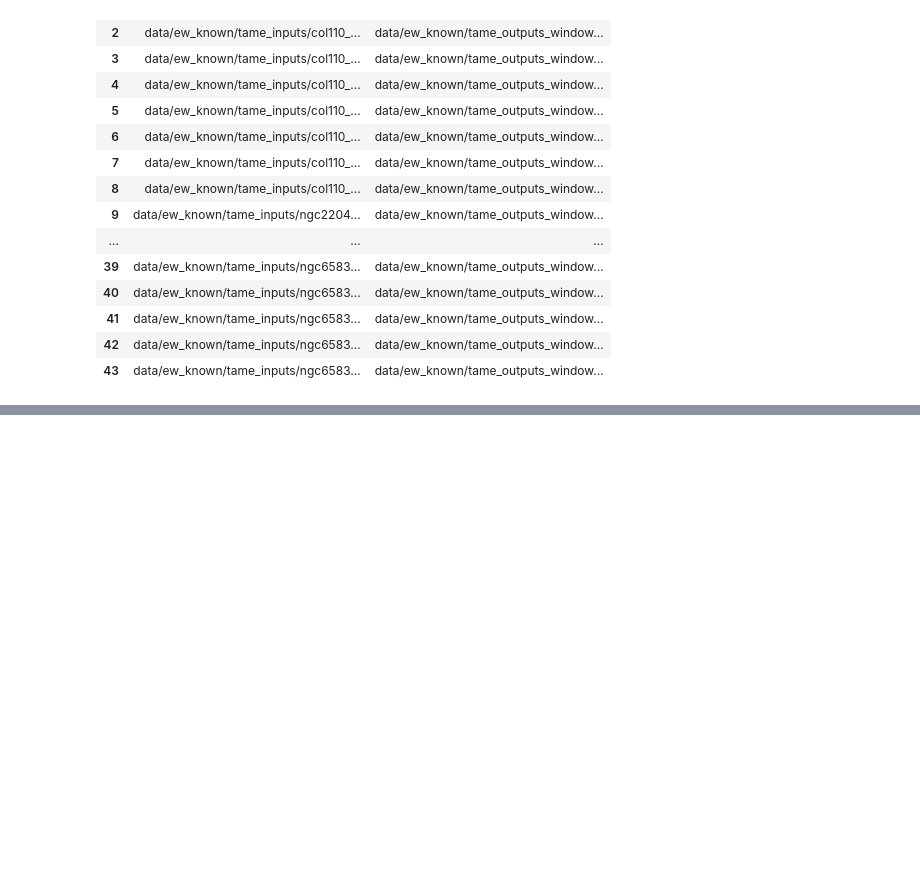
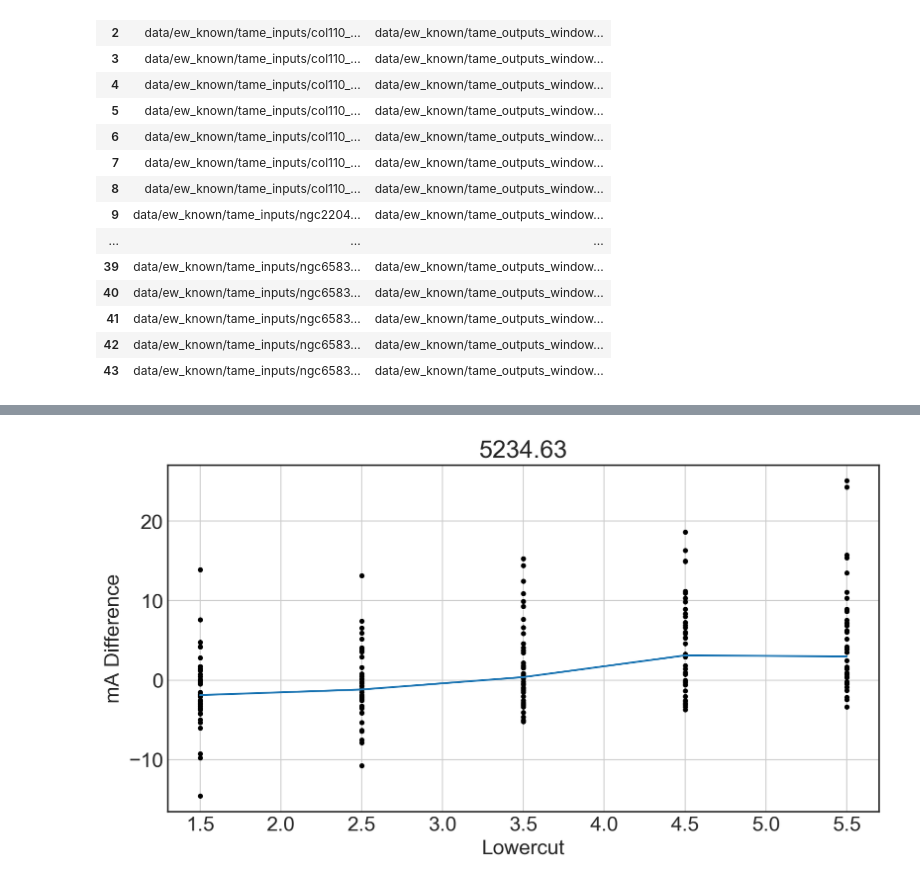
Before and after one commit to jkcarlberg/redgiant_planethosts, a Jupyter notebook: windowsize.ipynb, the cells around one changed output, grey strips where cells are left out. Cells and saved outputs as stored; diff of their text form; code cells hidden in the pictures; blank space fills up the shorter version.

Commit message:
probing effect of window size on measurement precision

```diff
--- a/windowsize.ipynb
+++ b/windowsize.ipynb
@@ -46,3 +46,15 @@ disp_df
 | 41 | data/ew_known/tame_inputs/ngc6583... | data/ew_known/tame_outputs_window... |
 | 42 | data/ew_known/tame_inputs/ngc6583... | data/ew_known/tame_outputs_window... |
 | 43 | data/ew_known/tame_inputs/ngc6583... | data/ew_known/tame_outputs_window... |
+# %%
+# Find optimal wsize value
+write_out = False
+plot = True
+
+with open(outputs[0]) as jsonfile:
+    jsondata = json.load(jsonfile)
+    key = list(jsondata.keys())[2]
+    print(jsondata[key])
+    wsizes = [wsize for wsize,ew,wav in jsondata[key]]
+    line_list = list(jsondata.keys())
+    line_list = np.array(sorted(np.array(line_list).astype(float))).astype(str)
@@ -48,0 +63,79 @@ disp_df
+# %%
+
+line_dict = {}
+for line in line_list[0:10]:
+    if plot:
+        plt.figure(figsize=(10,5), dpi = 200)
+        plt.grid()
+    pdiff_all = []
+    hand_all = []
+    for i in range(len(outputs)):
+        if 'ngc2204_3321red' in outputs[i]:
+            continue
+        with open(outputs[i]) as jsonfile, open(by_hand[i]) as ewfile:
+            jsondata = json.load(jsonfile)
+            handdata = pd.read_csv(ewfile, delim_whitespace = True, header = None)[[0,4]]
+            hand_dict = dict(zip([str(i) for i in handdata[0].tolist()], handdata[4].tolist()))
+            key = line
+            wsize = [size for size,ew,wav in jsondata[key]]
+            ew_meas = [ew for size,ew,wav in jsondata[key]]
+            #print(outputs[i])
+            #print(ew_meas)
+            #print(hand_dict[key])
+
+            label = disp_df['JSON File'][i].split('/')[-1].split('.')[0]
+            if hand_dict[key] == 0:
+                continue
+            if len(wsize) < len_range:
+                continue
+
+            ew_pdiff = ((np.array(ew_meas)-hand_dict[key])/hand_dict[key]) * 100
+            ew_absdiff = np.array(ew_meas) - hand_dict[key]
+            pdiff_all.append(ew_pdiff)
+            hand_all.append(hand_dict[key])
+
+
+    pdiff_all = np.array(pdiff_all,dtype='object').T
+    #print(hand_all)
+
+    #Sigma Clip
+    sigma = 3
+    pdiff_sclip = [np.ma.compressed(sigma_clip(np.array(pdiff_all[wsizes.index(ws_val)]).astype(float),sigma=sigma))
+                   for ws_val in wsizes]
+    print(np.shape(pdiff_sclip))
+    print(np.shape(pdiff_all))
+    #print(len(pdiff_all))
+    if plot:
+        for pdiff in np.array(pdiff_all).T:
+            plt.plot(wsizes,pdiff,'.',color='k')
+        #for pdiff in np.array(pdiff_sclip).T:
+        #plt.plot(wsizes,pdiff,'.',color='k')
+
+    avg_pdiffs = [np.median(pdiff_sclip[wsizes.index(ws_val)]) for ws_val in wsizes]
+    std_pdiffs = [np.median(abs(pdiff_sclip[wsizes.index(ws_val)])) * 1.5 for ws_val in wsizes] # median of abs value of the diff
+    #std_pdiffs = [iqr(pdiff_sclip[lowcuts.index(lc_val)]) for lc_val in lowcuts] # interquartile range
+    #std_pdiffs = [np.std(pdiff_sclip[lowcuts.index(lc_val)]) for lc_val in lowcuts]  # standard deviation
+    #print(std_pdiffs)
+
+    if plot:
+        plt.plot(wsizes, avg_pdiffs)
+
+    best_wsize = wsizes[np.argmin(std_pdiffs)] #Best lowcut is solution with smallest spread (not solution that has the closest percent difference)
+    #pdiff_offset = avg_pdiffs[np.argmin(std_pdiffs)] # The mean percent difference associated with the chosen lowcut value is the offset value
+    pdiff_offset = avg_pdiffs
+    #print(pdiff_offset)
+    if plot:
+        plt.title(line)
+        plt.xlabel("Lowercut")
+        plt.ylabel("mA Difference")
+        print("======")
+        print(line)
+        print(best_wsize, np.min(std_pdiffs))
+        print(std_pdiffs)
+        if np.min(std_pdiffs) > 10:
+            print("WARNING: Large Standard Deviation, Bimodal?")
+
+    line_dict[line] = (best_wsize, np.min(std_pdiffs), pdiff_offset,np.mean(hand_all))
+if write_out:
+    f_out.close()
+# %% [output]
@@ -48,0 +159 @@ disp_df
+[figure, added]
```
Also changed, not shown: parts of 2 cells of this notebook.
